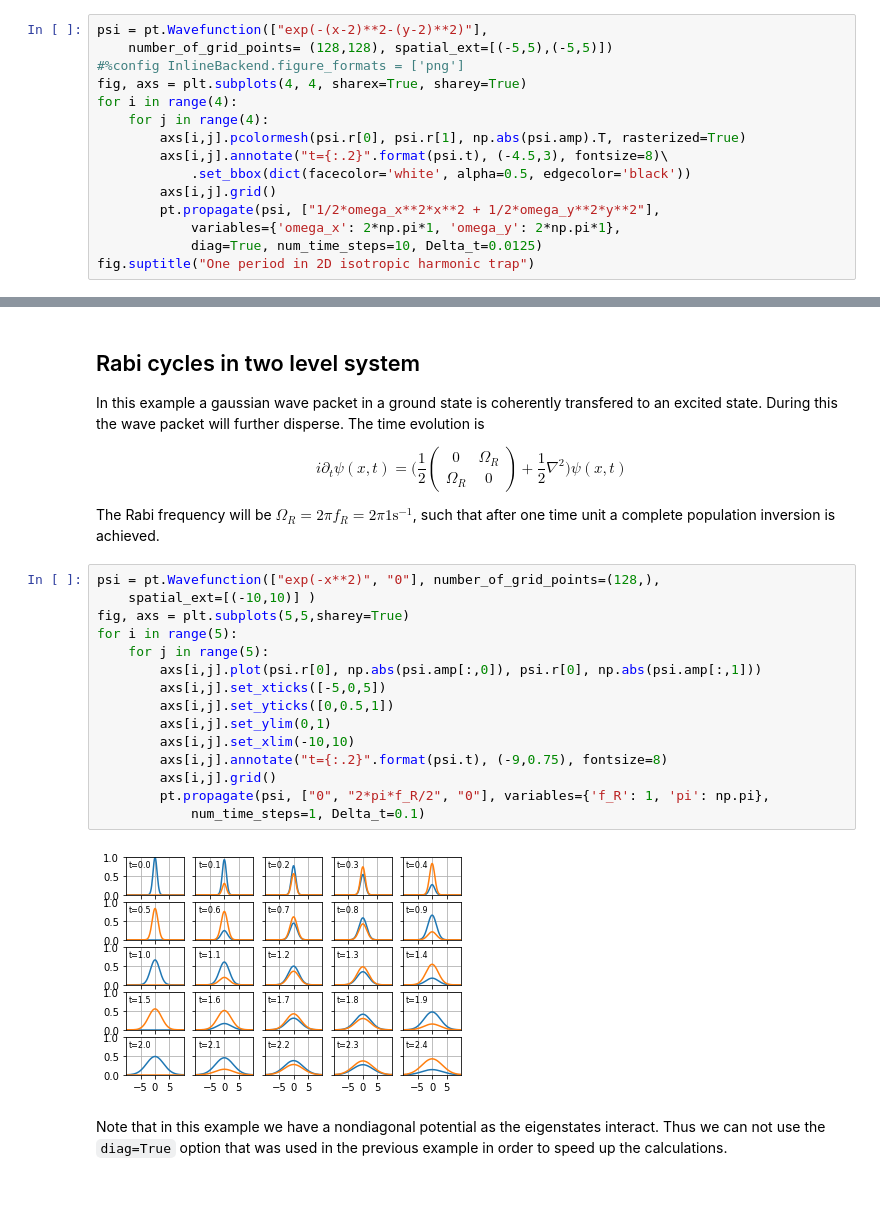
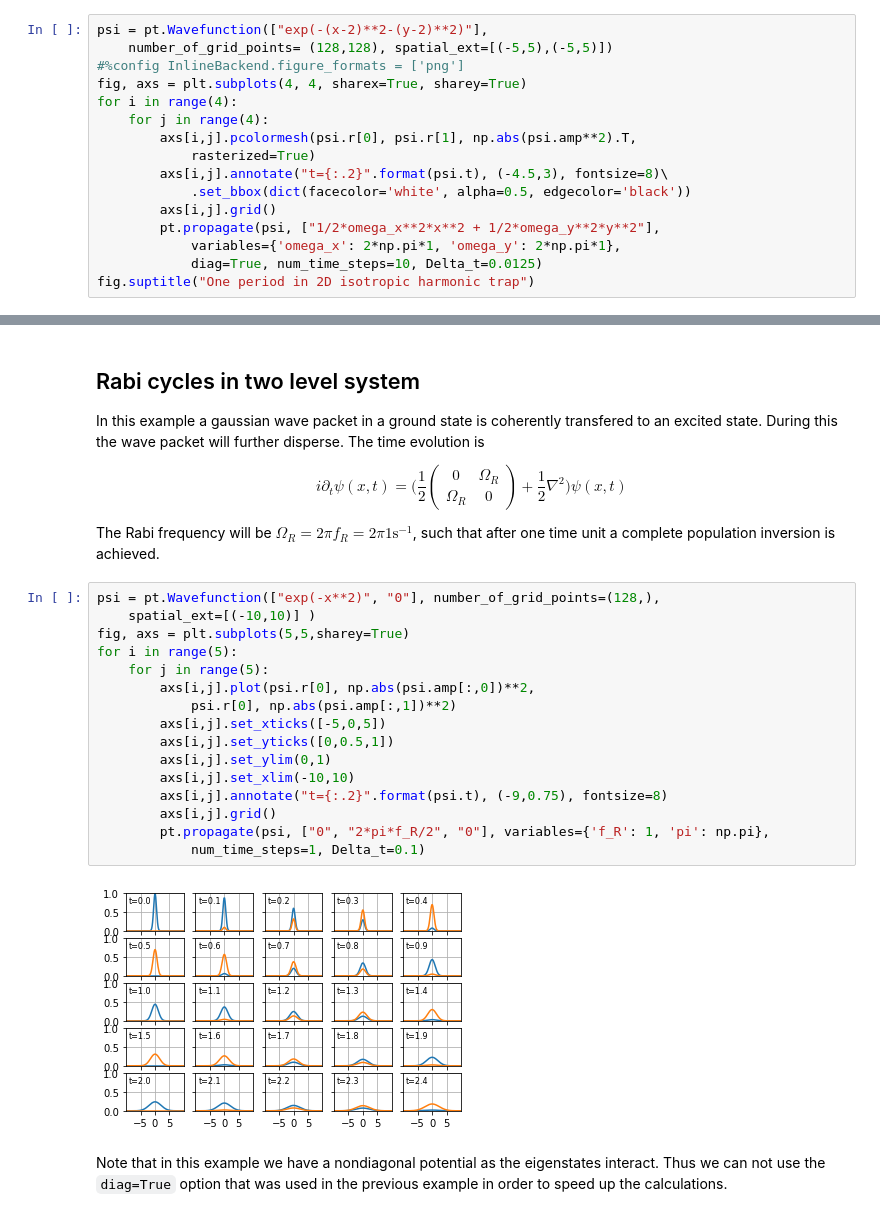
Before and after one commit to savowe/pytalises, a Jupyter notebook: docs/source/examples.ipynb, the cells around one changed output, grey strips where cells are left out. Drawn from its saved outputs; the diff is of its cells as text.

```diff
--- a/docs/source/examples.ipynb
+++ b/docs/source/examples.ipynb
@@ -69,7 +69,8 @@ psi = pt.Wavefunction(["exp(-(x-2)**2-(y-2)**2)"],
 fig, axs = plt.subplots(4, 4, sharex=True, sharey=True)
 for i in range(4):
     for j in range(4):
-        axs[i,j].pcolormesh(psi.r[0], psi.r[1], np.abs(psi.amp).T, rasterized=True)
+        axs[i,j].pcolormesh(psi.r[0], psi.r[1], np.abs(psi.amp**2).T,
+            rasterized=True)
         axs[i,j].annotate("t={:.2}".format(psi.t), (-4.5,3), fontsize=8)\
             .set_bbox(dict(facecolor='white', alpha=0.5, edgecolor='black'))
         axs[i,j].grid()
@@ -117,19 +118,20 @@ The Rabi frequency will be $\Omega_R=2\pi f_R = 2\pi 1\text{s}^{-1}$, such that
 # %%
 psi = pt.Wavefunction(["exp(-x**2)", "0"], number_of_grid_points=(128,),
     spatial_ext=[(-10,10)] )
 fig, axs = plt.subplots(5,5,sharey=True)
 for i in range(5):
     for j in range(5):
-        axs[i,j].plot(psi.r[0], np.abs(psi.amp[:,0]), psi.r[0], np.abs(psi.amp[:,1]))
+        axs[i,j].plot(psi.r[0], np.abs(psi.amp[:,0])**2,
+            psi.r[0], np.abs(psi.amp[:,1])**2)
         axs[i,j].set_xticks([-5,0,5])
         axs[i,j].set_yticks([0,0.5,1])
         axs[i,j].set_ylim(0,1)
         axs[i,j].set_xlim(-10,10)
         axs[i,j].annotate("t={:.2}".format(psi.t), (-9,0.75), fontsize=8)
         axs[i,j].grid()
         pt.propagate(psi, ["0", "2*pi*f_R/2", "0"], variables={'f_R': 1, 'pi': np.pi},
             num_time_steps=1, Delta_t=0.1)
 # %% [output]
-[figure, old version]
+[figure, new version]
 # %% [markdown]
 Note that in this example we have a nondiagonal potential as the eigenstates interact. Thus we can not use the `diag=True` option that was used in the previous example in order to speed up the calculations.
```
Also changed, not shown: parts of 5 cells of this notebook.
